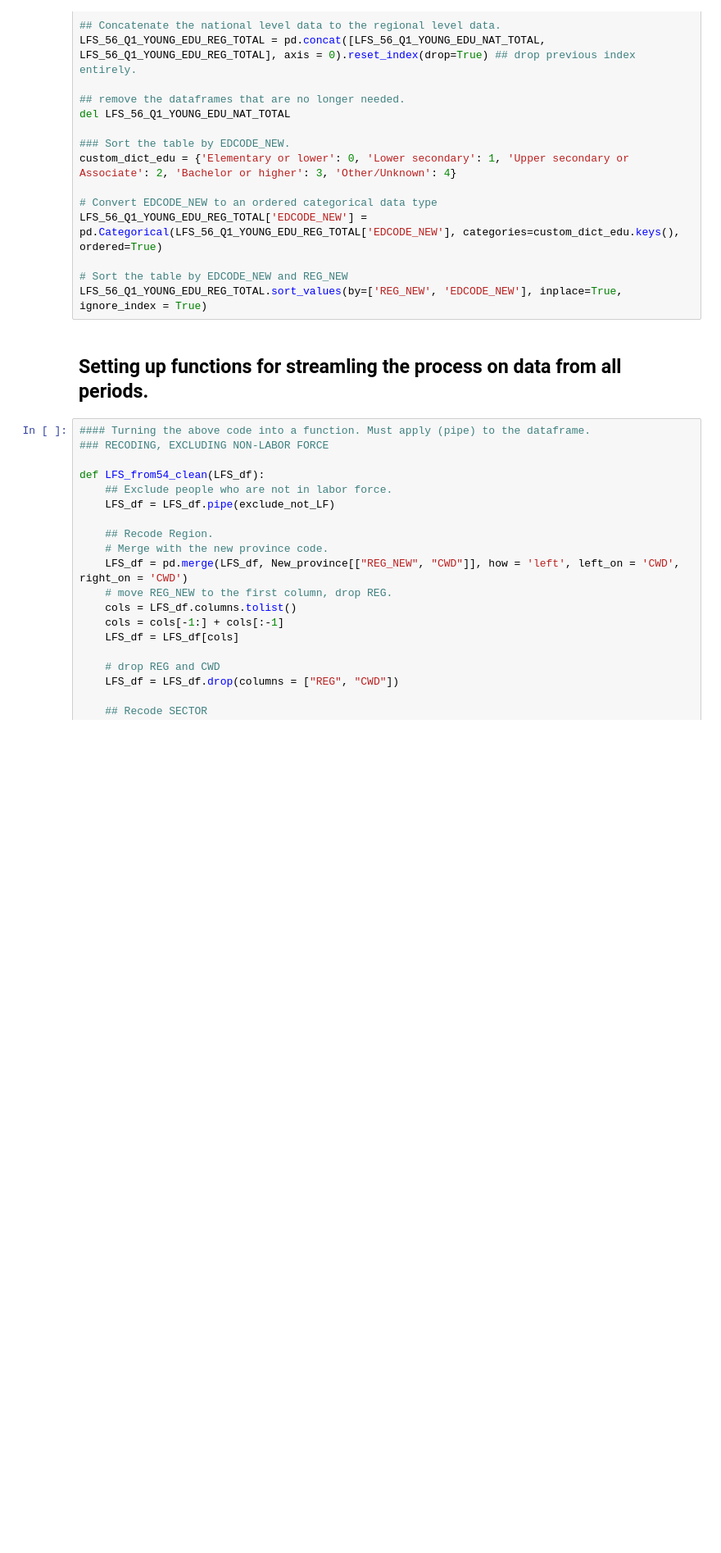
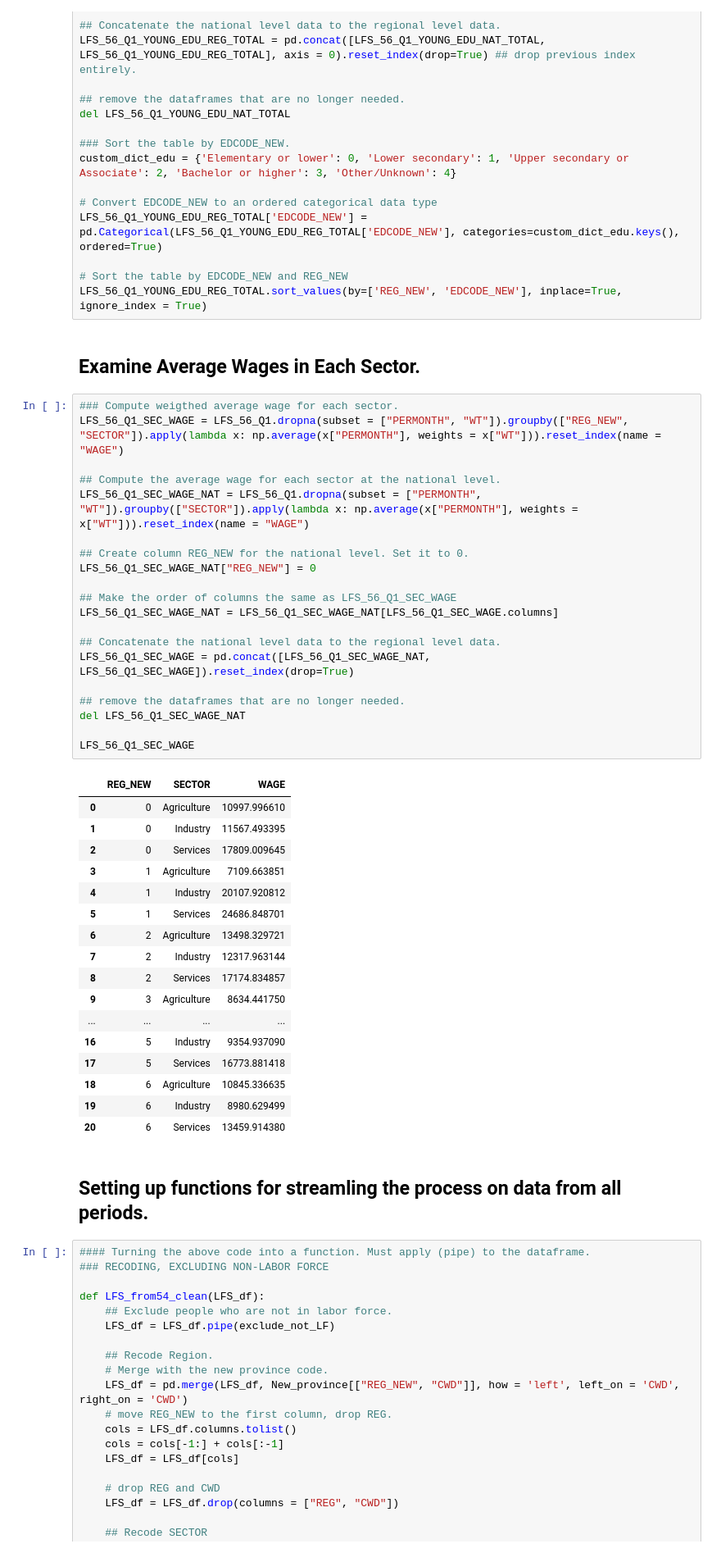
Before and after one commit to PhakphumJ/Thesis_code, a Jupyter notebook: LFS_code.ipynb, the cells around one changed output. Shown at 82% size. Drawn from its saved outputs; the diff is of its cells as text; blank space fills up the shorter version.

Commit message:
Def func to compute avg wage.

```diff
--- a/LFS_code.ipynb
+++ b/LFS_code.ipynb
@@ -642,6 +642,46 @@ LFS_56_Q1_YOUNG_EDU_REG_TOTAL['EDCODE_NEW'] = pd.Categorical(LFS_56_Q1_YOUNG_EDU
 
 # Sort the table by EDCODE_NEW and REG_NEW
 LFS_56_Q1_YOUNG_EDU_REG_TOTAL.sort_values(by=['REG_NEW', 'EDCODE_NEW'], inplace=True, ignore_index = True)
+# %% [markdown]
+## Examine Average Wages in Each Sector.
+# %%
+### Compute weigthed average wage for each sector.
+LFS_56_Q1_SEC_WAGE = LFS_56_Q1.dropna(subset = ["PERMONTH", "WT"]).groupby(["REG_NEW", "SECTOR"]).apply(lambda x: np.average(x["PERMONTH"], weights = x["WT"])).reset_index(name = "WAGE")
+
+## Compute the average wage for each sector at the national level.
+LFS_56_Q1_SEC_WAGE_NAT = LFS_56_Q1.dropna(subset = ["PERMONTH", "WT"]).groupby(["SECTOR"]).apply(lambda x: np.average(x["PERMONTH"], weights = x["WT"])).reset_index(name = "WAGE")
+
+## Create column REG_NEW for the national level. Set it to 0.
+LFS_56_Q1_SEC_WAGE_NAT["REG_NEW"] = 0
+
+## Make the order of columns the same as LFS_56_Q1_SEC_WAGE
+LFS_56_Q1_SEC_WAGE_NAT = LFS_56_Q1_SEC_WAGE_NAT[LFS_56_Q1_SEC_WAGE.columns]
+
+## Concatenate the national level data to the regional level data.
+LFS_56_Q1_SEC_WAGE = pd.concat([LFS_56_Q1_SEC_WAGE_NAT, LFS_56_Q1_SEC_WAGE]).reset_index(drop=True)
+
+## remove the dataframes that are no longer needed.
+del LFS_56_Q1_SEC_WAGE_NAT
+
+LFS_56_Q1_SEC_WAGE
+# %% [output]
+|  | REG_NEW | SECTOR | WAGE |
+| 0 | 0 | Agriculture | 10997.996610 |
+| 1 | 0 | Industry | 11567.493395 |
+| 2 | 0 | Services | 17809.009645 |
+| 3 | 1 | Agriculture | 7109.663851 |
+| 4 | 1 | Industry | 20107.920812 |
+| 5 | 1 | Services | 24686.848701 |
+| 6 | 2 | Agriculture | 13498.329721 |
+| 7 | 2 | Industry | 12317.963144 |
+| 8 | 2 | Services | 17174.834857 |
+| 9 | 3 | Agriculture | 8634.441750 |
+| ... | ... | ... | ... |
+| 16 | 5 | Industry | 9354.937090 |
+| 17 | 5 | Services | 16773.881418 |
+| 18 | 6 | Agriculture | 10845.336635 |
+| 19 | 6 | Industry | 8980.629499 |
+| 20 | 6 | Services | 13459.914380 |
 # %% [markdown]
 ## Setting up functions for streamling the process on data from all periods.
 # %%
```
Also changed, not shown: parts of 1 cell of this notebook.
